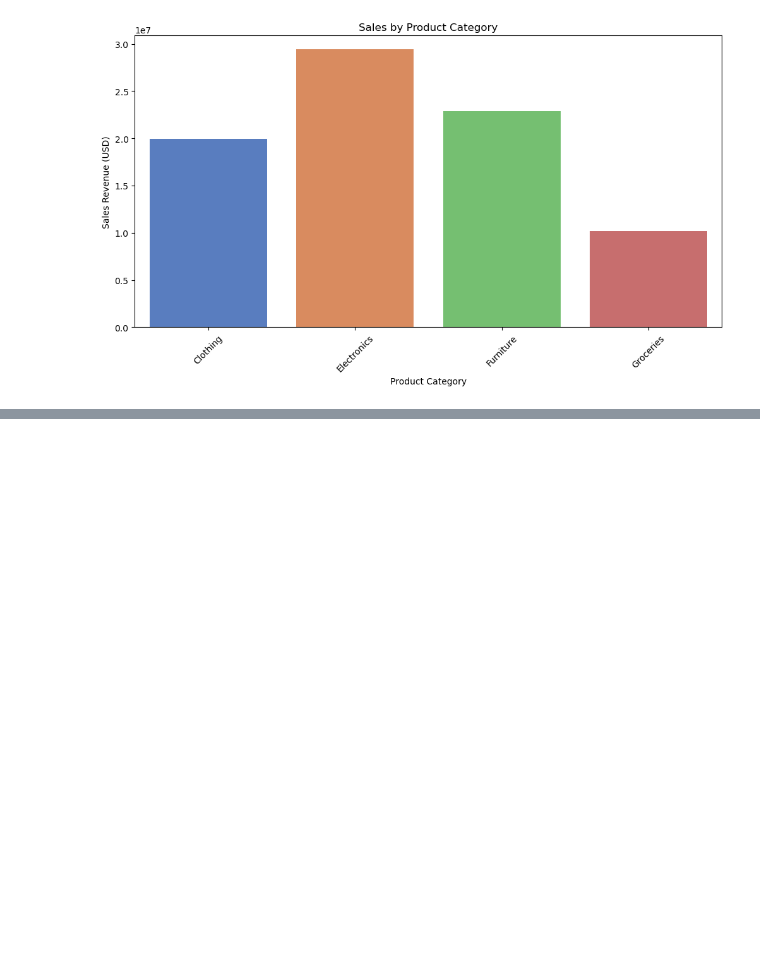
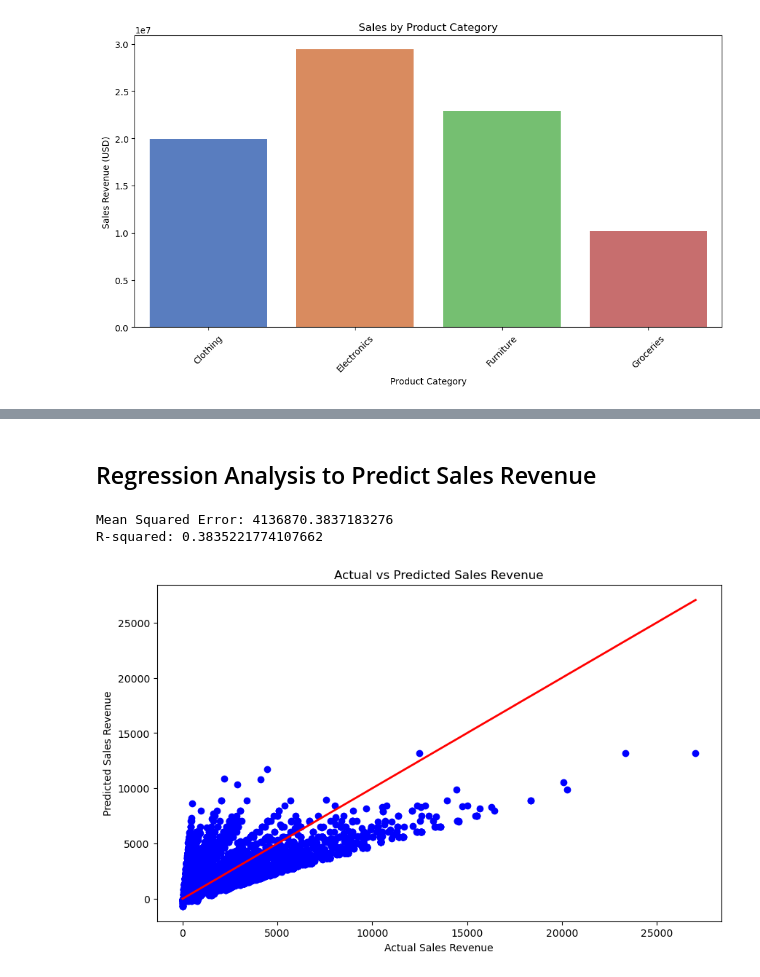
Before and after one commit to CarlitoCrankie/Brainwave_Matrix_Intern, a Jupyter notebook: TASK1/Sales_analysis.ipynb, the cells around one changed output, grey strips where cells are left out. Cells and saved outputs as stored; diff of their text form; code cells hidden in the pictures; blank space fills up the shorter version.

```diff
--- a/TASK1/Sales_analysis.ipynb
+++ b/TASK1/Sales_analysis.ipynb
@@ -158,0 +193,40 @@ plt.show()
+# %% [markdown]
+ ## Regression Analysis to Predict Sales Revenue
+# %%
+from sklearn.model_selection import train_test_split
+from sklearn .linear_model import LinearRegression
+from sklearn.metrics import mean_squared_error, r2_score
+
+# Define features and target
+X = df[['Units Sold', 'Discount Percentage', 'Marketing Spend (USD)']]
+y = df['Sales Revenue (USD)']
+
+# Split the data into training and testing sets
+X_train, X_test, y_train, y_test = train_test_split(X, y, test_size=0.2, random_state=42)
+
+# Train the Linear Regression model
+reg_model = LinearRegression()
+reg_model.fit(X_train, y_train)
+
+# Make predictions
+y_pred = reg_model.predict(X_test)
+
+# Evaluate the model
+mse = mean_squared_error(y_test, y_pred)
+r2 = r2_score(y_test, y_pred)
+
+print(f"Mean Squared Error: {mse}")
+print(f"R-squared: {r2}")
+
+# Plot actual vs predicted sales revenue
+plt.figure(figsize=(10,6))
+plt.scatter(y_test, y_pred, color='blue')
+plt.plot([y_test.min(), y_test.max()], [y_test.min(), y_test.max()], color='red', lw=2)
+plt.title('Actual vs Predicted Sales Revenue')
+plt.xlabel('Actual Sales Revenue')
+plt.ylabel('Predicted Sales Revenue')
+plt.show()
+# %% [output]
+Mean Squared Error: 4136870.3837183276
+R-squared: 0.3835221774107662
+[figure, added]
```
Also changed, not shown: parts of 13 cells of this notebook, 1 other file.
